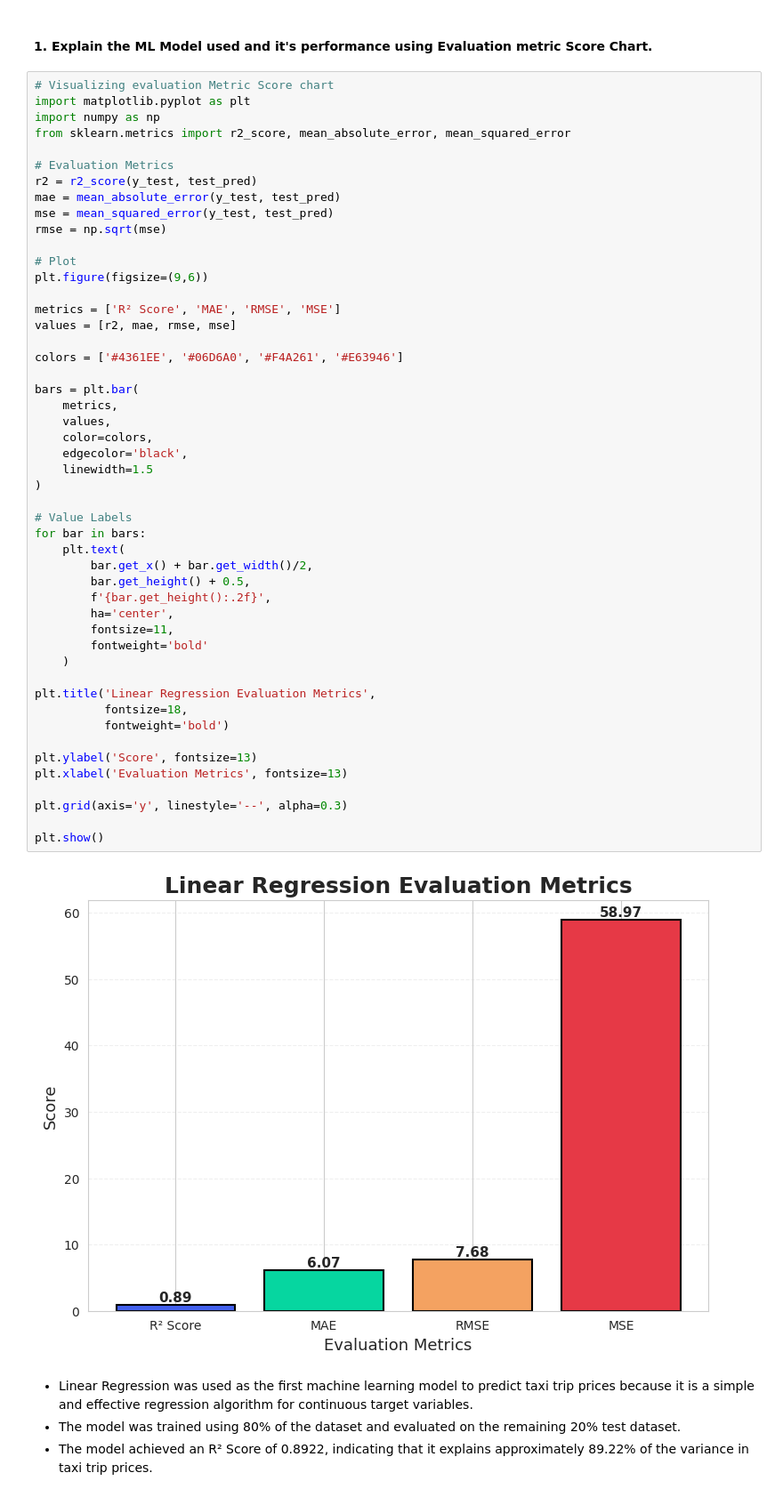
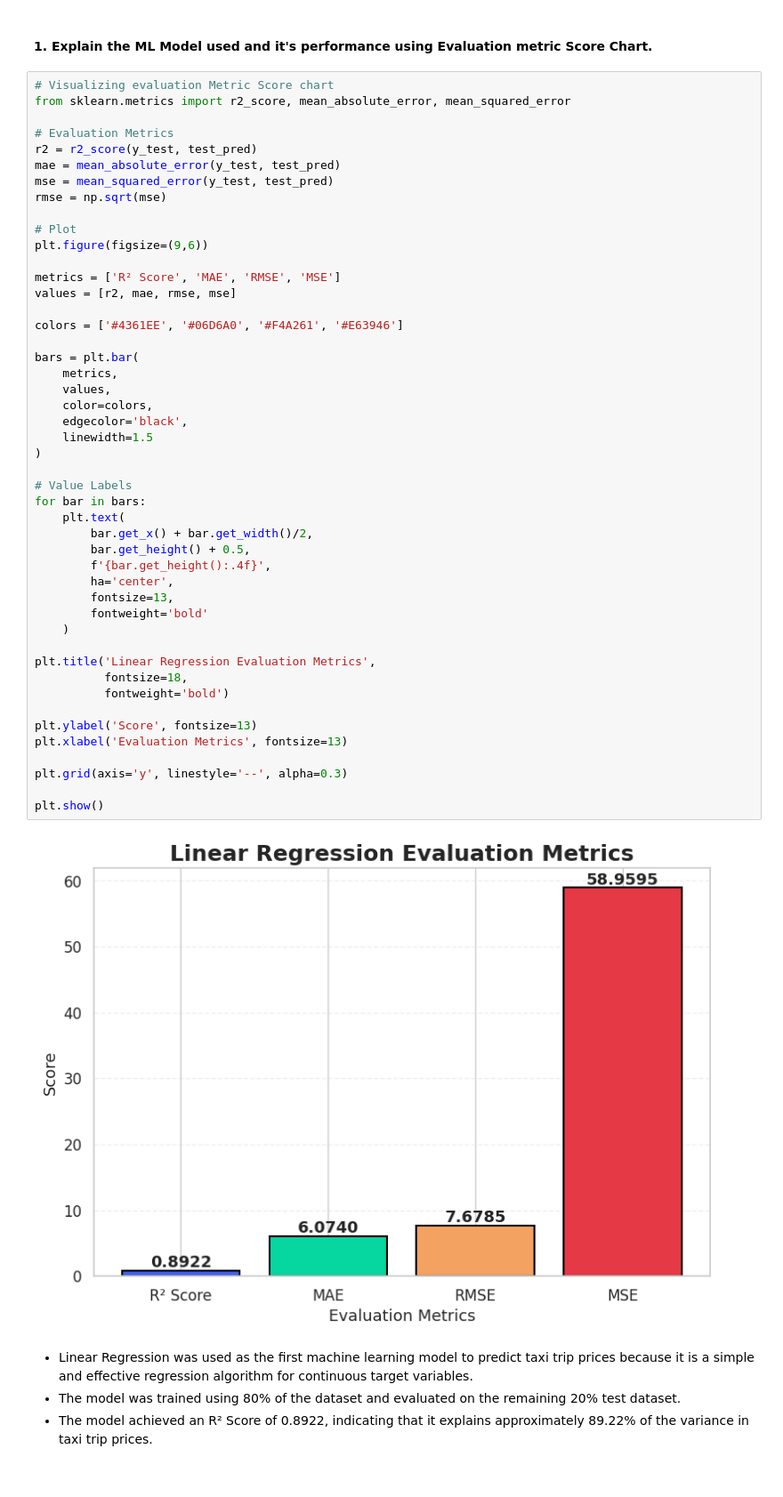
Before and after one commit to Sneha8126/Sneha-copy-of-Sample-ML-Submission-Template, a Jupyter notebook: Sneha_copy_of_Sample_ML_Submission_Template.ipynb, the cells around one changed output. Shown at 89% size. Drawn from its saved outputs; the diff is of its cells as text.

```diff
--- a/Sneha_copy_of_Sample_ML_Submission_Template.ipynb
+++ b/Sneha_copy_of_Sample_ML_Submission_Template.ipynb
@@ -1537,8 +1553,6 @@ Test R2 Score :- 0.8921971789312172
 #### 1. Explain the ML Model used and it's performance using Evaluation metric Score Chart.
 # %%
 # Visualizing evaluation Metric Score chart
-import matplotlib.pyplot as plt
-import numpy as np
 from sklearn.metrics import r2_score, mean_absolute_error, mean_squared_error
 
 # Evaluation Metrics
@@ -1556,36 +1570,36 @@ values = [r2, mae, rmse, mse]
 colors = ['#4361EE', '#06D6A0', '#F4A261', '#E63946']
 
 bars = plt.bar(
     metrics,
     values,
     color=colors,
     edgecolor='black',
     linewidth=1.5
 )
 
 # Value Labels
 for bar in bars:
     plt.text(
         bar.get_x() + bar.get_width()/2,
         bar.get_height() + 0.5,
-        f'{bar.get_height():.2f}',
+        f'{bar.get_height():.4f}',
         ha='center',
-        fontsize=11,
+        fontsize=13,
         fontweight='bold'
     )
 
 plt.title('Linear Regression Evaluation Metrics',
           fontsize=18,
           fontweight='bold')
 
 plt.ylabel('Score', fontsize=13)
 plt.xlabel('Evaluation Metrics', fontsize=13)
 
 plt.grid(axis='y', linestyle='--', alpha=0.3)
 
 plt.show()
 # %% [output]
-[figure, old version]
+[figure, new version]
 # %% [markdown]
 * Linear Regression was used as the first machine learning model to predict taxi trip prices because it is a simple and effective regression algorithm for continuous target variables.
 * The model was trained using 80% of the dataset and evaluated on the remaining 20% test dataset.
```
Also changed, not shown: parts of 4 cells of this notebook.
